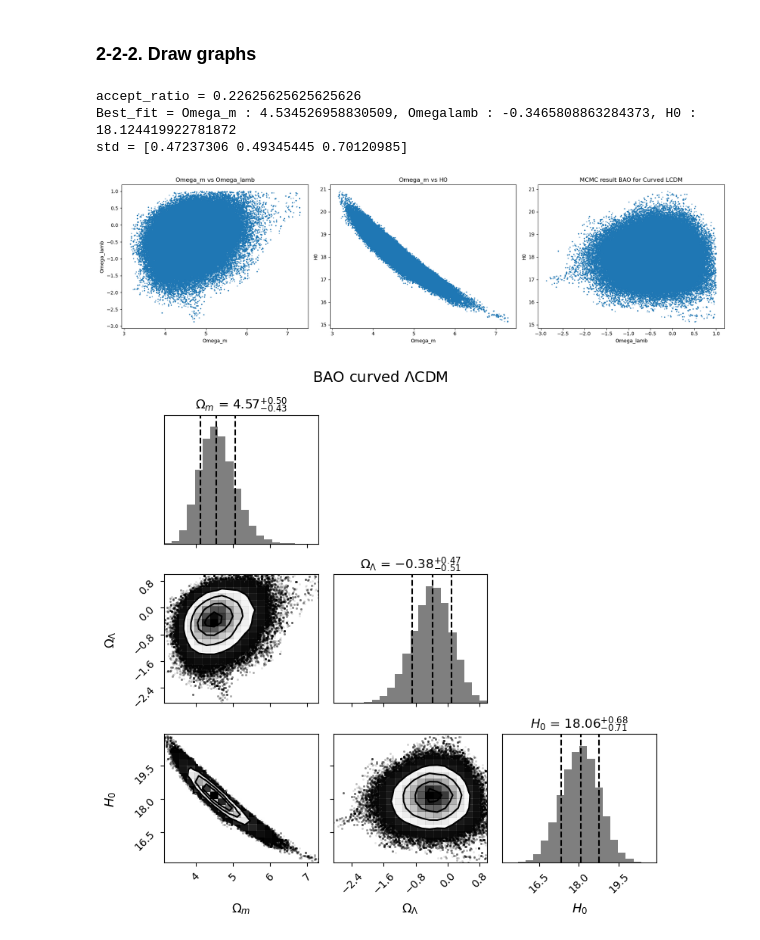
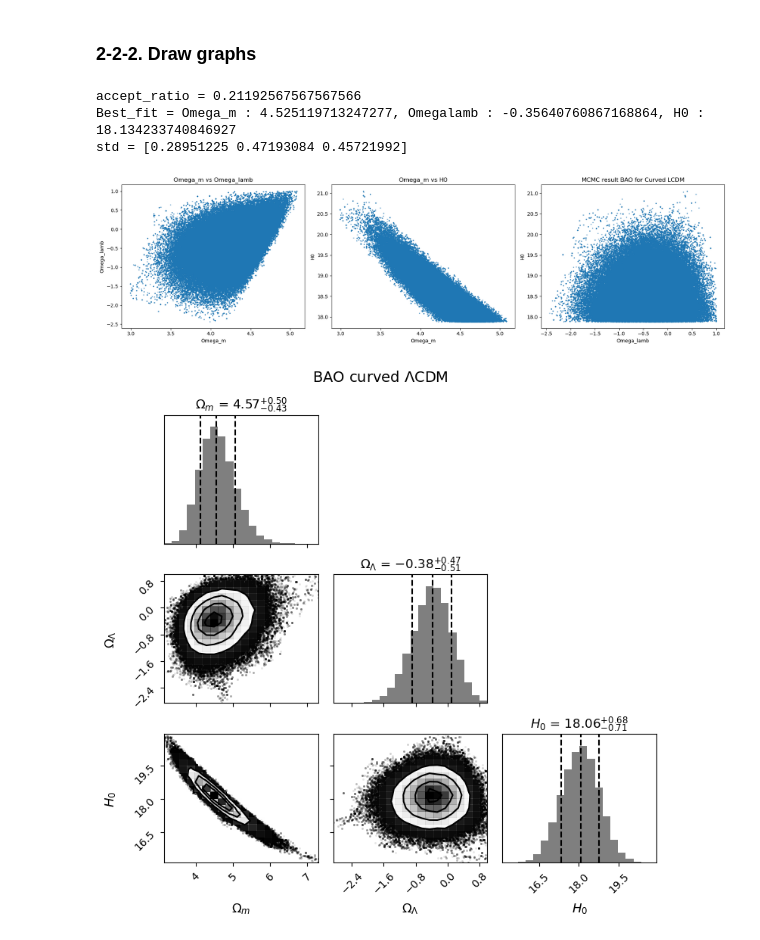
Before and after one commit to john1256/KASI_Ms, a Jupyter notebook: 2025/Field_research/Midterm_proj2_analmarg.ipynb, the cells around one changed output. Cells and saved outputs as stored; diff of their text form; code cells hidden in the pictures.

```diff
--- a/2025/Field_research/Midterm_proj2_analmarg.ipynb
+++ b/2025/Field_research/Midterm_proj2_analmarg.ipynb
@@ -280,7 +280,7 @@ std = [0.60589953 0.45170675 0.9612373 ]
 # %% [markdown]
 ### 2-2-2. Draw graphs
 # %%
-results = np.load(f'./Results/MCMC_curved_BAO_0.npy'), np.load(f'./Results/MCMC_curved_BAO_1.npy'), np.load(f'./Results/MCMC_curved_BAO_2.npy'), np.load(f'./Results/MCMC_curved_BAO_3.npy')
+results = np.load(f'./Results/MCMC/MCMC_curved_BAO_0.npy'), np.load(f'./Results/MCMC/MCMC_curved_BAO_1.npy'), np.load(f'./Results/MCMC/MCMC_curved_BAO_2.npy'), np.load(f'./Results/MCMC/MCMC_curved_BAO_3.npy')
 
 burn_in = 200
 MCMC_test = np.concatenate((results[0][:, burn_in:], results[1][:, burn_in:], results[2][:, burn_in:], results[3][:, burn_in:]), axis=1)
@@ -288,37 +288,37 @@ MCMC_test = np.concatenate((results[0][:, burn_in:], results[1][:, burn_in:], re
 accept_ratio = np.unique(MCMC_test, axis=1).shape[1] / MCMC_test.shape[1]
 Best_fit = MCMC_test[:,np.argmax(MCMC_test[-1])]
 std = np.std(MCMC_test[0:3], axis=1)
 print(f'accept_ratio = {accept_ratio}')
 print(f'Best_fit = Omega_m : {Best_fit[0]}, Omegalamb : {Best_fit[1]}, H0 : {Best_fit[2]}')
 print(f'std = {std}')
 fig, axs = plt.subplots(1, 3, figsize=(18, 5))
 
 # 1. Omega_m vs Omega_lamb
 axs[0].scatter(MCMC_test[0], MCMC_test[1], s=2, alpha=0.5)
 axs[0].set_xlabel('Omega_m')
 axs[0].set_ylabel('Omega_lamb')
 axs[0].set_title('Omega_m vs Omega_lamb')
 
 # 2. Omega_m vs H0
 axs[1].scatter(MCMC_test[0], MCMC_test[2], s=2, alpha=0.5)
 axs[1].set_xlabel('Omega_m')
 axs[1].set_ylabel('H0')
 axs[1].set_title('Omega_m vs H0')
 
 # 3. Omega_lamb vs H0
 axs[2].scatter(MCMC_test[1], MCMC_test[2], s=2, alpha=0.5)
 axs[2].set_xlabel('Omega_lamb')
 axs[2].set_ylabel('H0')
 axs[2].set_title('Omega_lamb vs H0')
 plt.title('MCMC result BAO for Curved LCDM')
 plt.tight_layout()
 plt.savefig('./Figs/MCMC_curved_BAO.png')
 plt.show()
 # %% [output]
-accept_ratio = 0.22625625625625626
-Best_fit = Omega_m : 4.534526958830509, Omegalamb : -0.3465808863284373, H0 : 18.124419922781872
-std = [0.47237306 0.49345445 0.70120985]
+accept_ratio = 0.21192567567567566
+Best_fit = Omega_m : 4.525119713247277, Omegalamb : -0.35640760867168864, H0 : 18.134233740846927
+std = [0.28951225 0.47193084 0.45721992]
-[figure, old version]
+[figure, new version]
 # %%
 arr = MCMC_test[:3].T
 fig = corner.corner(arr, labels=[r'$\Omega_m$',r'$\Omega_\Lambda$', r'$H_0$'], quantiles=[0.16, 0.5, 0.84],show_titles=True, title_kwargs={"fontsize": 12}, label_kwargs={"fontsize": 12}, hist_kwargs={"histtype": "stepfilled", "alpha": 0.5})
```
Also changed, not shown: parts of 2 cells of this notebook, 50 other files.
